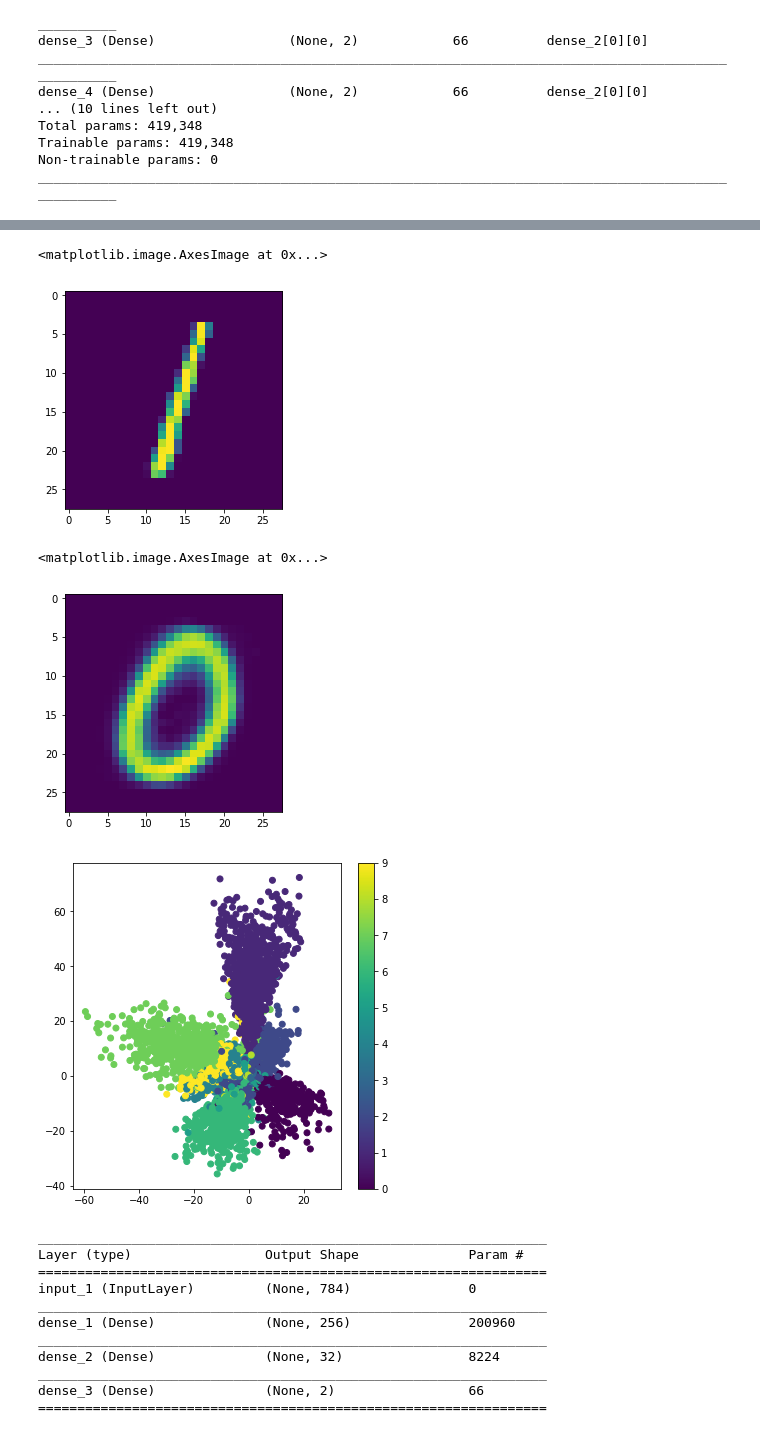
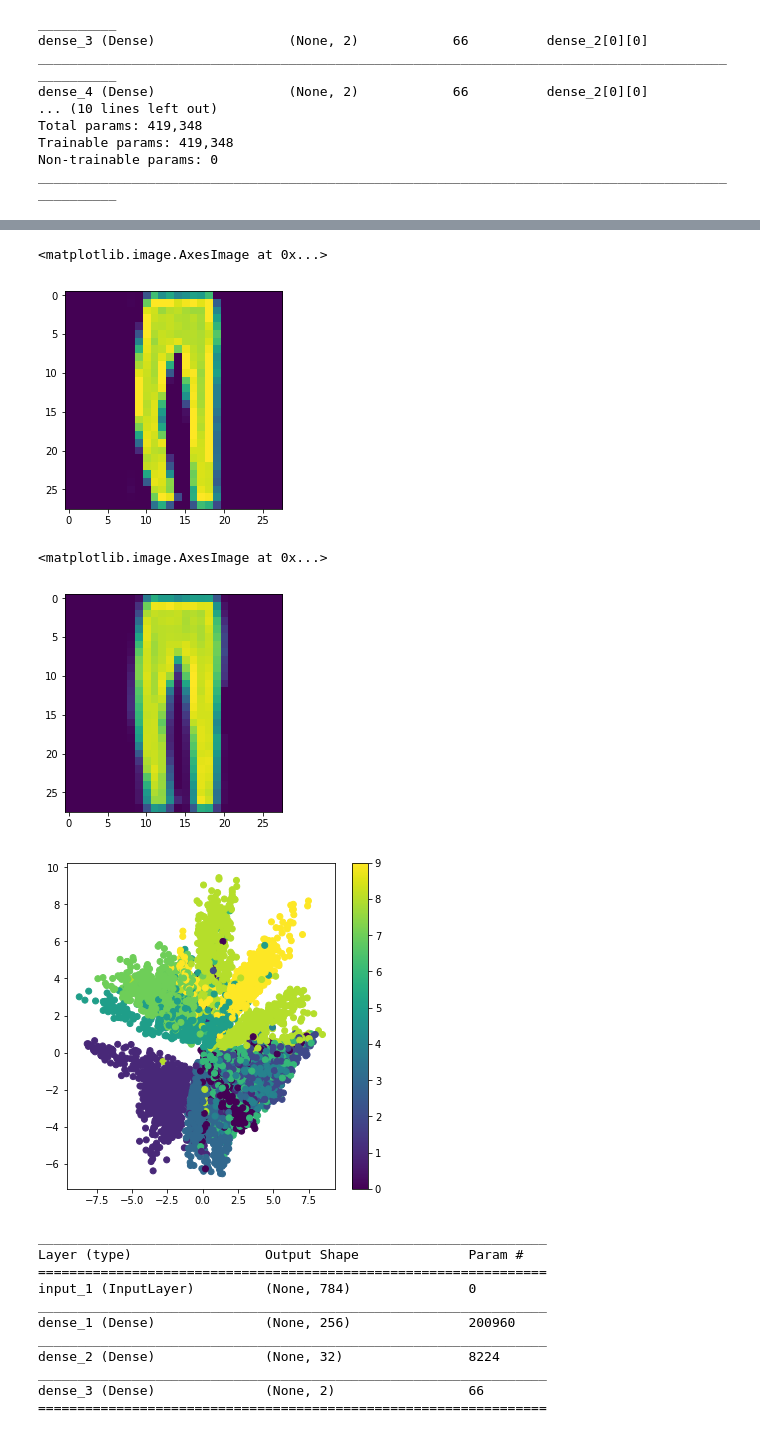
Before and after one commit to elijahc/vae, a Jupyter notebook: notebooks/01-vae-mnist.ipynb, the cells around one changed output, grey strips where cells are left out. Saved outputs shown, nothing was run; the diff lists cells and outputs as text; code cells hidden in the pictures.

```diff
--- a/notebooks/01-vae-mnist.ipynb
+++ b/notebooks/01-vae-mnist.ipynb
@@ -21,7 +22,7 @@ from src.utils import process_mnist,gen_trajectory,gen_sorted_isomap
 from src.models import build_dense,CachedModel
 # %%
 # train the VAE on MNIST digits
-(x_train, y_train), (x_test, y_test) = mnist.load_data()
+(x_train, y_train), (x_test, y_test) = fashion_mnist.load_data()
 
 x_train = x_train.astype('float32') / 255.
 x_test = x_test.astype('float32') / 255.
@@ -47,8 +43,8 @@ plt.imshow(x_train[2].reshape(28,28))
 # %%
-encoding_dim = 32
+encoding_dim = 64
 latent_dim = 2
 inputs = Input(shape=input_shape)
-encoded = build_dense(inputs,[256,encoding_dim],activations='relu')
+encoded = build_dense(inputs,[512,encoding_dim],activations='relu')
 # %%
 z_mean = Dense(latent_dim)(encoded)
 z_log_sigma = Dense(latent_dim)(encoded)
@@ -67,8 +63,8 @@ vae = Model(inputs,decoded_mean)
 def vae_loss(input_img,output):
     # Reconstruction loss
     reconstruction_loss = K.sum(K.square(output-input_img))
-#     kl_loss = -0.5*K.sum(1+z_log_sigma-K.square(z_mean)- K.square(K.exp(z_log_sigma)),axis=-1)
-    total_loss = K.mean(reconstruction_loss)
+    kl_loss = -0.5*K.sum(1+(2*z_log_sigma)-K.square(z_mean)- K.square(K.exp(z_log_sigma)),axis=-1)
+    total_loss = K.mean(reconstruction_loss)+kl_loss
     return total_loss
 # vae.compile(loss=vae_loss,optimizer='rmsprop')
 vae.compile(loss=vae_loss,optimizer='adadelta')
@@ -135,21 +130,21 @@ plt.imshow(x_test[2].reshape(28,28))
 # generator.predict()
 # %% [output]
 <matplotlib.image.AxesImage at 0x...>
-[figure, old version]
+[figure, new version]
 # %%
-x_test_encoded[2]
+# x_test_encoded[2]
 dec_test = generator.predict(x_test_encoded[:5])
-plt.imshow(dec_test[3].reshape(28,28))
+plt.imshow(dec_test[2].reshape(28,28))
 # %% [output]
 <matplotlib.image.AxesImage at 0x...>
-[figure, old version]
+[figure, new version]
 # %%
 plt.figure(figsize=(6, 6))
 plt.scatter(x_test_encoded[:, 0], x_test_encoded[:, 1], c=y_test)
 plt.colorbar()
 plt.show()
 # %% [output]
-[figure, old version]
+[figure, new version]
 # %%
 encoder.summary()
 # %% [output]
```
Also changed, not shown: parts of 19 cells of this notebook, 17 other files.
